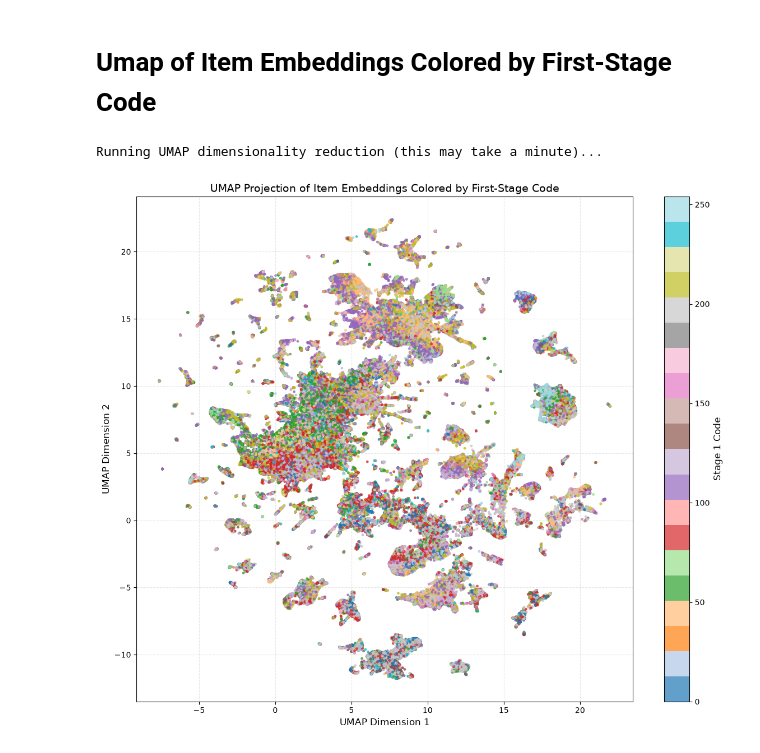
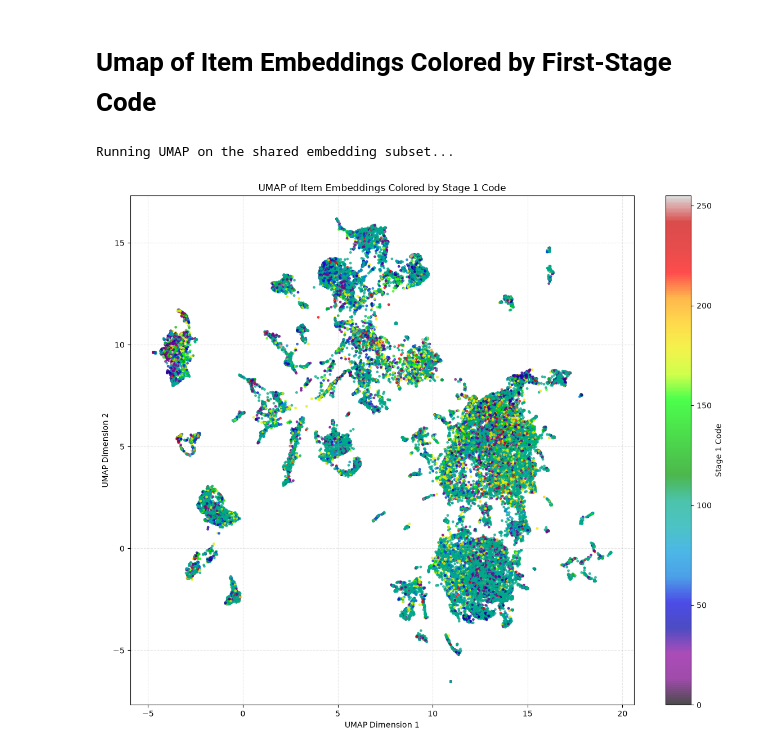
Before and after one commit to keyboard-jo/NZ5-GR, a Jupyter notebook: sid_quality_eda.ipynb, the cells around one changed output. Cells and saved outputs as stored; diff of their text form; code cells hidden in the pictures.

```diff
--- a/sid_quality_eda.ipynb
+++ b/sid_quality_eda.ipynb
@@ -6,7 +6,7 @@ import matplotlib.pyplot as plt
 import seaborn as sns
 
 # Configuration
-json_path = './local/2026-13-10-1-rq/test_output/index_rqvae_prod.json'  # Replace with your file path
+json_path = './local/2026-15-10-1-rq/test_output/index_rqvae_prod.json'  # Replace with your file path
 num_codes = 256                      # Set to None to auto-infer from max code index
 
 # 1. Load data
@@ -326,41 +637,55 @@ Passing `palette` without assigning `hue` is deprecated and will be removed in v
 # %% [markdown]
 # Umap of Item Embeddings Colored by First-Stage Code
 # %%
+
 # ==========================================
-# B. UMAP of Item Embeddings Colored by First-Stage Code
+# B. UMAP of Embeddings Colored by Stage 1 Code
 # ==========================================
 import matplotlib.pyplot as plt
-import numpy as np
 import umap
 
-# 1. Extract the Stage 1 code (column 0) for your sampled items
-stage1_codes = df.loc[embeddings_df.index, 0].values
+# 1. Extract Stage 1 codes from the aligned SID array
+stage1_codes = sid_array[:, 0]
 
-# 2. Run UMAP dimensionality reduction
-print("Running UMAP dimensionality reduction (this may take a minute)...")
-reducer = umap.UMAP(n_components=2, random_state=42, n_neighbors=15, min_dist=0.1)
-embedding_2d = reducer.fit_transform(embeddings_matrix)
+# 2. Project the same normalized embedding sample
+print("Running UMAP on the shared embedding subset...")
 
-# 3. Plotting the 2D projection colored by Stage 1 code
-plt.figure(figsize=(12, 10))
-scatter = plt.scatter(
+reducer = umap.UMAP(
+    n_components=2,
+    random_state=RANDOM_SEED,
+    n_neighbors=15,
+    min_dist=0.1,
+    metric="cosine",
+)
+
+embedding_2d = reducer.fit_transform(norm_embeddings)
+
+# 3. Plot
+fig, ax = plt.subplots(figsize=(12, 10))
+
+scatter = ax.scatter(
     embedding_2d[:, 0],
     embedding_2d[:, 1],
     c=stage1_codes,
-    cmap='tab20',
+    cmap="nipy_spectral",
     s=6,
-    alpha=0.7
+    alpha=0.7,
+    vmin=0,
+    vmax=255,
+    rasterized=True,
 )
-cbar = plt.colorbar(scatter)
-cbar.set_label('Stage 1 Code', fontsize=12)
 
-plt.title('UMAP Projection of Item Embeddings Colored by First-Stage Code', fontsize=14)
-plt.xlabel('UMAP Dimension 1', fontsize=12)
-plt.ylabel('UMAP Dimension 2', fontsize=12)
-plt.grid(True, linestyle='--', alpha=0.3)
+cbar = fig.colorbar(scatter, ax=ax)
+cbar.set_label("Stage 1 Code")
+
+ax.set_title("UMAP of Item Embeddings Colored by Stage 1 Code")
+ax.set_xlabel("UMAP Dimension 1")
+ax.set_ylabel("UMAP Dimension 2")
+ax.grid(True, linestyle="--", alpha=0.3)
+
 plt.tight_layout()
 plt.show()
 # %% [output]
-Running UMAP dimensionality reduction (this may take a minute)...
+Running UMAP on the shared embedding subset...
-[figure, old version]
+[figure, new version]
 # %%
```
Also changed, not shown: parts of 11 cells of this notebook, 1 other file.
